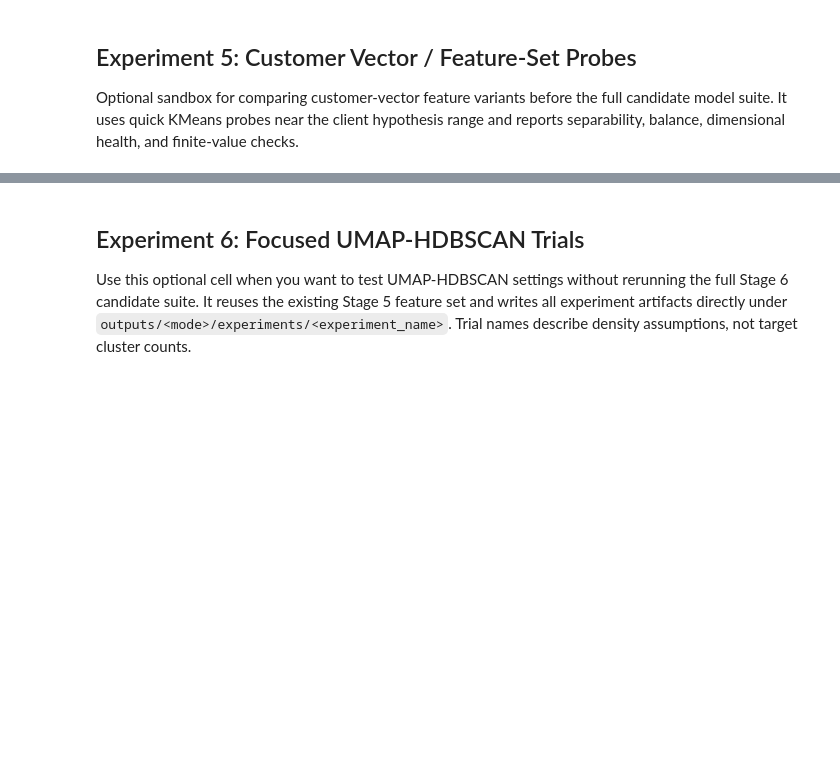
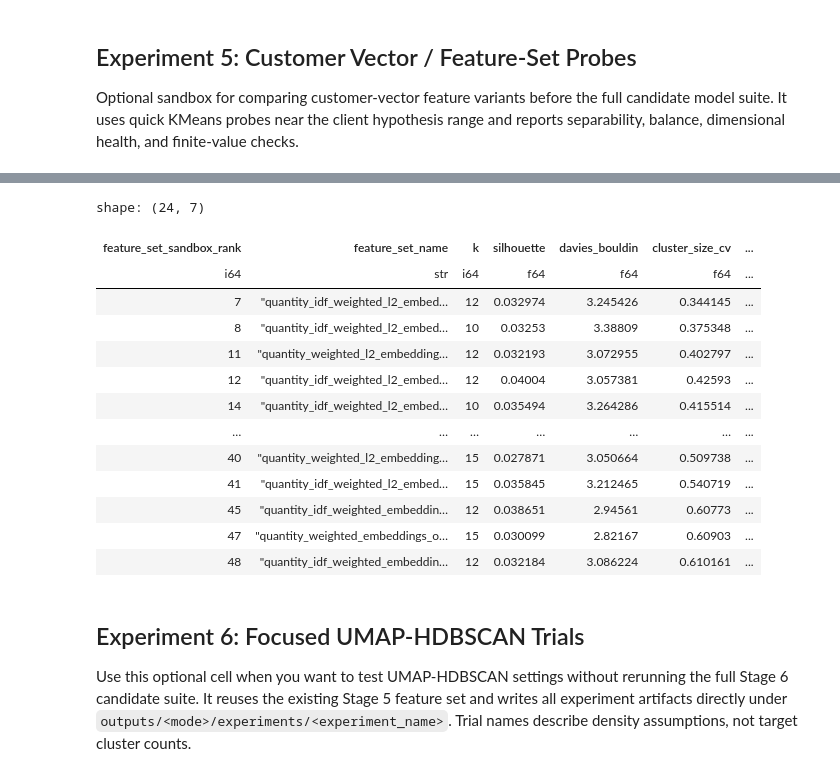
Before and after one commit to robsrot/carrefour_capstone, a Jupyter notebook: notebooks/04_experiment_sandbox.ipynb, the cells around one changed output, grey strips where cells are left out. Saved outputs shown, nothing was run; the diff lists cells and outputs as text; code cells hidden in the pictures; blank space fills up the shorter version.

```diff
--- a/notebooks/04_experiment_sandbox.ipynb
+++ b/notebooks/04_experiment_sandbox.ipynb
@@ -845,3 +991,24 @@ else:
+# %%
+import polars as pl
+df = pl.read_parquet(feature_set_sandbox["diagnostics"]["parquet"])
+df.filter(pl.col("feature_set_name").str.contains("quantity")).select(
+    ["feature_set_sandbox_rank","feature_set_name","k","silhouette","davies_bouldin","cluster_size_cv","feature_set_quality_score"]
+).sort("feature_set_sandbox_rank")
+# %% [output]
+shape: (24, 7)
+| feature_set_sandbox_rank | feature_set_name | k | silhouette | davies_bouldin | cluster_size_cv | ... |
+| i64 | str | i64 | f64 | f64 | f64 | ... |
+| 7 | "quantity_idf_weighted_l2_embed… | 12 | 0.032974 | 3.245426 | 0.344145 | ... |
+| 8 | "quantity_idf_weighted_l2_embed… | 10 | 0.03253 | 3.38809 | 0.375348 | ... |
+| 11 | "quantity_weighted_l2_embedding… | 12 | 0.032193 | 3.072955 | 0.402797 | ... |
+| 12 | "quantity_idf_weighted_l2_embed… | 12 | 0.04004 | 3.057381 | 0.42593 | ... |
+| 14 | "quantity_idf_weighted_l2_embed… | 10 | 0.035494 | 3.264286 | 0.415514 | ... |
+| … | … | … | … | … | … | ... |
+| 40 | "quantity_weighted_l2_embedding… | 15 | 0.027871 | 3.050664 | 0.509738 | ... |
+| 41 | "quantity_idf_weighted_l2_embed… | 15 | 0.035845 | 3.212465 | 0.540719 | ... |
+| 45 | "quantity_idf_weighted_embeddin… | 12 | 0.038651 | 2.94561 | 0.60773 | ... |
+| 47 | "quantity_weighted_embeddings_o… | 15 | 0.030099 | 2.82167 | 0.60903 | ... |
+| 48 | "quantity_idf_weighted_embeddin… | 12 | 0.032184 | 3.086224 | 0.610161 | ... |
 # %% [markdown]
 ## Experiment 6: Focused UMAP-HDBSCAN Trials
 
```
Also changed, not shown: parts of 4 cells of this notebook, 2 other files.
